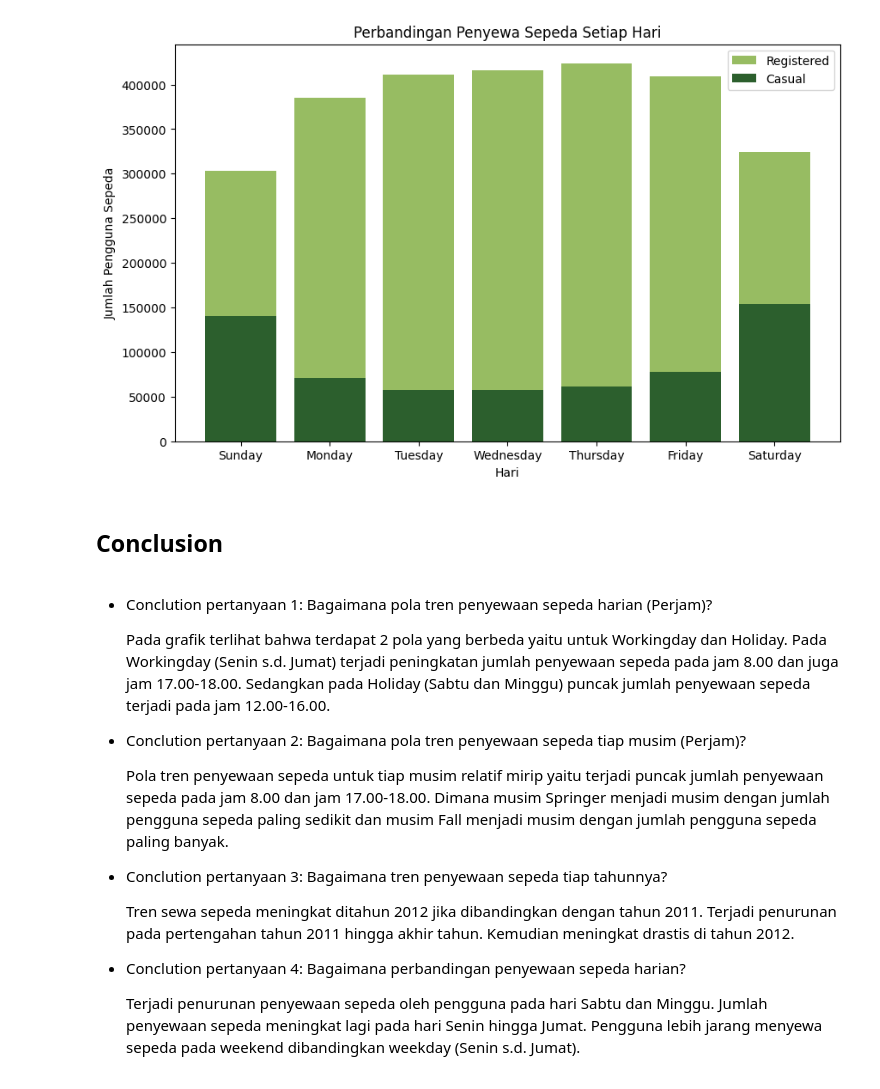
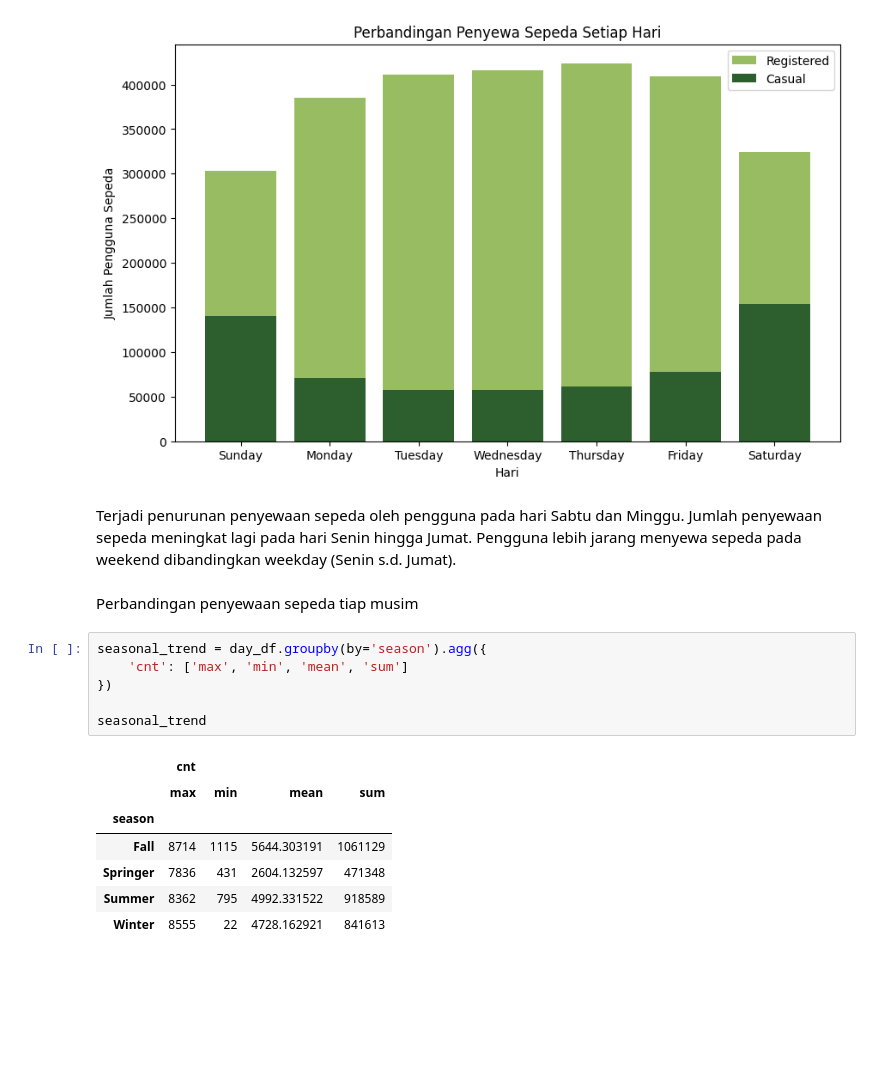
Before and after one commit to dinaanm/analisis-data-bike-sharing, a Jupyter notebook: notebook.ipynb, the cells around one changed output. Cells and saved outputs as stored; diff of their text form; blank space fills up the shorter version.

```diff
--- a/notebook.ipynb
+++ b/notebook.ipynb
@@ -472,18 +458,21 @@ plt.legend()
 plt.show()
 # %% [output]
 [figure]
-# %% [markdown]
-## Conclusion
-# %% [markdown]
-- Conclution pertanyaan 1: Bagaimana pola tren penyewaan sepeda harian (Perjam)?
-
-  Pada grafik terlihat bahwa terdapat 2 pola yang berbeda yaitu untuk Workingday dan Holiday. Pada Workingday (Senin s.d. Jumat) terjadi peningkatan jumlah penyewaan sepeda pada jam 8.00 dan juga jam 17.00-18.00. Sedangkan pada Holiday (Sabtu dan Minggu) puncak jumlah penyewaan sepeda terjadi pada jam 12.00-16.00.
-- Conclution pertanyaan 2: Bagaimana pola tren penyewaan sepeda tiap musim (Perjam)?
-
-  Pola tren penyewaan sepeda untuk tiap musim relatif mirip yaitu terjadi puncak jumlah penyewaan sepeda pada jam 8.00 dan jam 17.00-18.00. Dimana musim Springer menjadi musim dengan jumlah pengguna sepeda paling sedikit dan musim Fall menjadi musim dengan jumlah pengguna sepeda paling banyak.
-- Conclution pertanyaan 3: Bagaimana tren penyewaan sepeda tiap tahunnya?
-
-  Tren sewa sepeda meningkat ditahun 2012 jika dibandingkan dengan tahun 2011. Terjadi penurunan pada pertengahan tahun 2011 hingga akhir tahun. Kemudian meningkat drastis di tahun 2012.
-- Conclution pertanyaan 4: Bagaimana perbandingan penyewaan sepeda harian?
-
-  Terjadi penurunan penyewaan sepeda oleh pengguna pada hari Sabtu dan Minggu. Jumlah penyewaan sepeda meningkat lagi pada hari Senin hingga Jumat. Pengguna lebih jarang menyewa sepeda pada weekend dibandingkan weekday (Senin s.d. Jumat).
+# %% [markdown]
+Terjadi penurunan penyewaan sepeda oleh pengguna pada hari Sabtu dan Minggu. Jumlah penyewaan sepeda meningkat lagi pada hari Senin hingga Jumat. Pengguna lebih jarang menyewa sepeda pada weekend dibandingkan weekday (Senin s.d. Jumat).
+# %% [markdown]
+Perbandingan penyewaan sepeda tiap musim
+# %%
+seasonal_trend = day_df.groupby(by='season').agg({
+    'cnt': ['max', 'min', 'mean', 'sum']
+})
+
+seasonal_trend
+# %% [output]
+|  | cnt |  |  |  |
+|  | max | min | mean | sum |
+| season |  |  |  |  |
+| Fall | 8714 | 1115 | 5644.303191 | 1061129 |
+| Springer | 7836 | 431 | 2604.132597 | 471348 |
+| Summer | 8362 | 795 | 4992.331522 | 918589 |
+| Winter | 8555 | 22 | 4728.162921 | 841613 |
```
Also changed, not shown: parts of 21 cells of this notebook, 3 other files.
